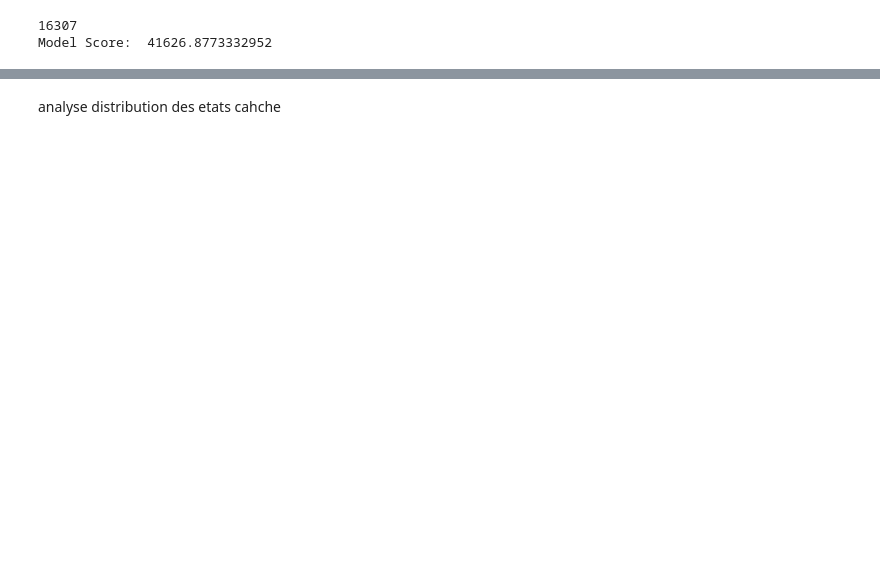
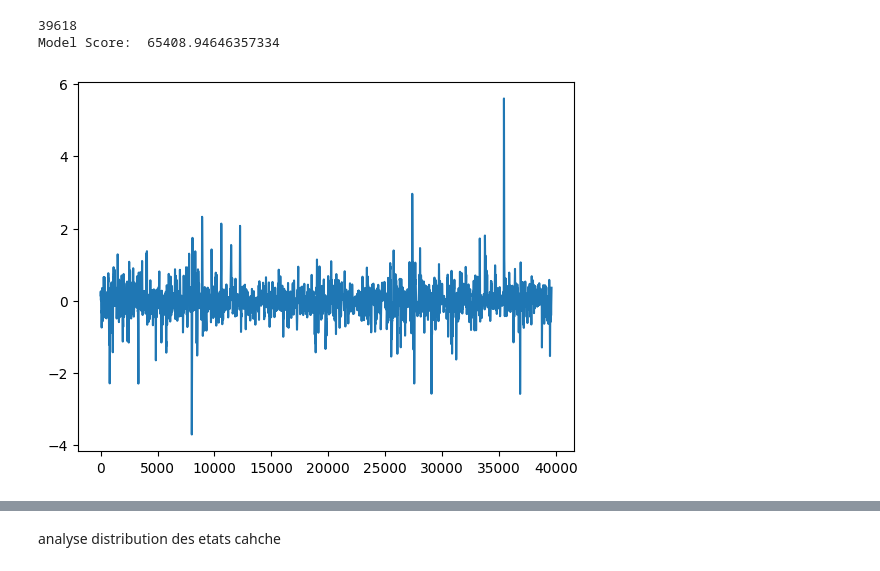
Before and after one commit to benkemt/IgTools, a Jupyter notebook: IgPlotly/ExtractIgData.ipynb, the cells around one changed output, grey strips where cells are left out. Saved outputs shown, nothing was run; the diff lists cells and outputs as text; code cells hidden in the pictures; blank space fills up the shorter version.

```diff
--- a/IgPlotly/ExtractIgData.ipynb
+++ b/IgPlotly/ExtractIgData.ipynb
@@ -155,7 +177,7 @@ df_org['olhc4_filter2'] = olhc4_filter2
 np.random.seed(51) # 3 avec seed 51 ['log_returns',"kstlt", "kstmt"   ]
 df_org.dropna( inplace=True) # = df_org[["SnapshotTime", "Date", "log_returns", "kstlt", "kstmt", 'kstmtup' "olhc4", "momentum"]].dropna()
 
-features = ['log_returns',"kstlt", "kstmt"   ]  # '',  , "kstlt", "kstmt"
+features = ['log_returns', "kstmt"  ]  # '',  , "kstlt", "kstmt" , "upreturn", "lowreturn"
 
 print(df_org.shape[0])
 hmm_model = GaussianHMM(n_components=3, covariance_type="full", n_iter=1000, tol=1, algorithm='map')
@@ -167,8 +189,36 @@ df_fit= df_org.loc[df_org['Date'] <= split_date]
 hmm_model.fit(np.array(df_fit[features]))
 print("Model Score: ", hmm_model.score(np.array(df_fit[features])))
 # %% [output]
-16307
-Model Score:  41626.8773332952
+39618
+Model Score:  65408.94646357334
+# %%
+kf3 = KalmanFilter(transition_matrices = [1],
+                  observation_matrices = [1],
+                  initial_state_mean = 0,
+                  initial_state_covariance = 1,
+                  observation_covariance=1,
+                  transition_covariance=0.01) # 0.01 0.05
+
+
+kstmt_filter, _ = kf3.filter(df_org['kstmt'])
+kstlt, _ = kf3.filter(df_org['kstlt'])
+df_org['kstlt'] =kstlt
+
+kf4 = KalmanFilter(transition_matrices = [1],
+                  observation_matrices = [1],
+                  initial_state_mean = 0,
+                  initial_state_covariance = 1,
+                  observation_covariance=1,
+                  transition_covariance=0.0005) # 0.01 0.05
+
+
+kstmt_filter_speed, _ = kf4.filter(df_org['kstmt'])
+
+plt.plot(kstmt_filter)
+df_org['kstmt_filter'] = kstmt #kstmt_filter
+df_org['kstmt_filter_speed'] = kstmt_filter_speed
+# %% [output]
+[figure, added]
 # %%
 df_fit.tail(5)
 # %% [output]
```
Also changed, not shown: parts of 25 cells of this notebook, 10 other files.
